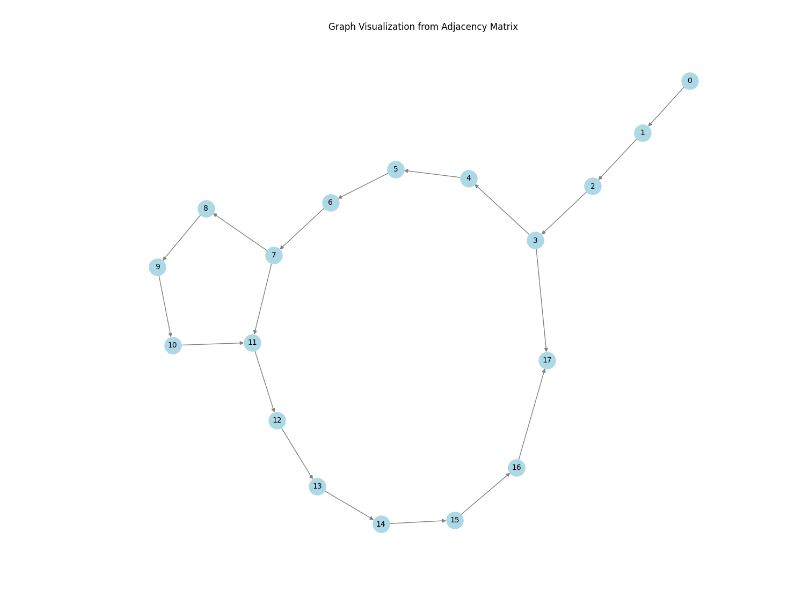
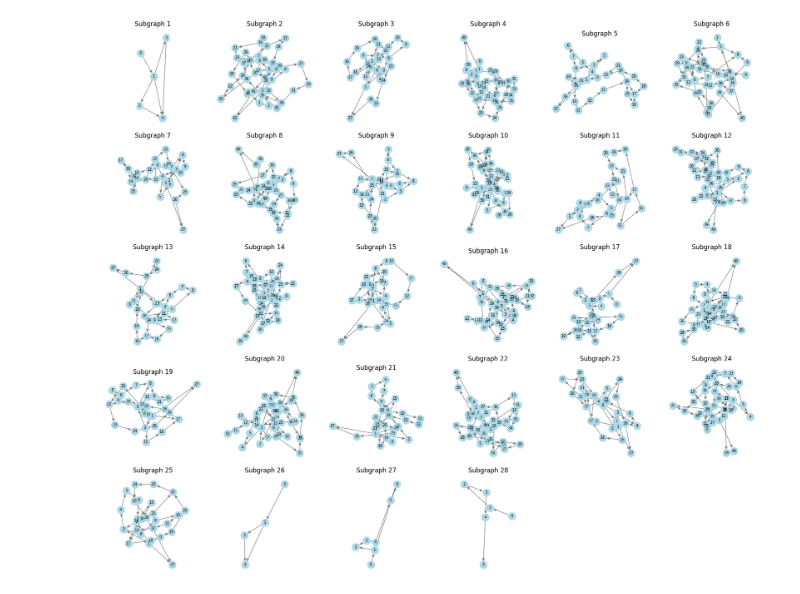
Before and after one commit to RyanTomich/photonic_compiler, a Jupyter notebook: model_to_graph/sub_graphs.ipynb, the cells around one changed output. Cells and saved outputs as stored; diff of their text form; code cells hidden in the pictures.

Commit message:
ploting subplots together

```diff
--- a/model_to_graph/sub_graphs.ipynb
+++ b/model_to_graph/sub_graphs.ipynb
@@ -12,8 +12,8 @@ import testing as test
 import graph_visualization as gv
 # %%
 
-# read_json_path = '/home/rjtomich/photonic_compiler/model_to_graph/gpt2_graph.json'
-read_json_path = '/home/rjtomich/photonic_compiler/model_to_graph/bert-base-uncased_graph.json'
+read_json_path = '/home/rjtomich/photonic_compiler/model_to_graph/gpt2_graph.json'
+# read_json_path = '/home/rjtomich/photonic_compiler/model_to_graph/bert-base-uncased_graph.json'
 # read_json_path = '/home/rjtomich/photonic_compiler/Pytorch-LeNet/simple_LeNet_graph.json'
 # read_json_path = '/home/rjtomich/photonic_compiler/Pytorch-LeNet/simple_LeNet_graph_NoFusion.json'
 with open(read_json_path)  as json_file:
@@ -46,22 +46,39 @@ True
 # %%
+n_graphs = len(groups)
+n_cols = 6  # Number of columns for the grid
+n_rows = (n_graphs + n_cols - 1) // n_cols  # Calculate the number of rows needed
+
+fig, axes = plt.subplots(n_rows, n_cols, figsize=(n_cols * 3, n_rows * 3))
+axes = axes.flatten()  # Flatten the array of axes
+
+
 for i in range(len(groups)):
-    if i == 6:
+    if i >= 0:
         test_group = groups[i]
 
         start_stack = sg.StackedNode(0, [], [[]], [[]], opp='start', func_stack=['start'], cost_stack=[0])
         first_stack = copy.deepcopy(graph.stack_list[graph.id_to_idx[test_group[0]]])
         first_stack.parents = [0]
 
         subgraph_stack_list = [start_stack, first_stack]
         for stack_id in test_group[1:]:
             stack = graph.stack_list[graph.id_to_idx[stack_id]]
             new_node = copy.deepcopy(stack)
             new_node.parents = set(new_node.parents) - graph.load_nodes
             subgraph_stack_list.append(new_node)
 
 
         new_graph = sg.StackedGraph(stack_list=subgraph_stack_list)
         # gv.adj_to_graph(new_graph.adj_matrix, save=False, layout = 'spectral')
-        gv.adj_to_graph(new_graph.adj_matrix, save=False, layout = 'kk')
+        # gv.adj_to_graph(new_graph.adj_matrix, save=False, layout = 'kk', title = f'Subgraph {i}')
+        gv.adj_to_graph(new_graph.adj_matrix, ax=axes[i], layout='spring', title=f'Subgraph {i+1}')
+
+
+for j in range(i + 1, len(axes)):
+    fig.delaxes(axes[j])
+
+
+plt.tight_layout()
+plt.show()
 # %% [output]
-[figure, old version]
+[figure, new version]
```
Also changed, not shown: parts of 1 cell of this notebook, 2 other files.
